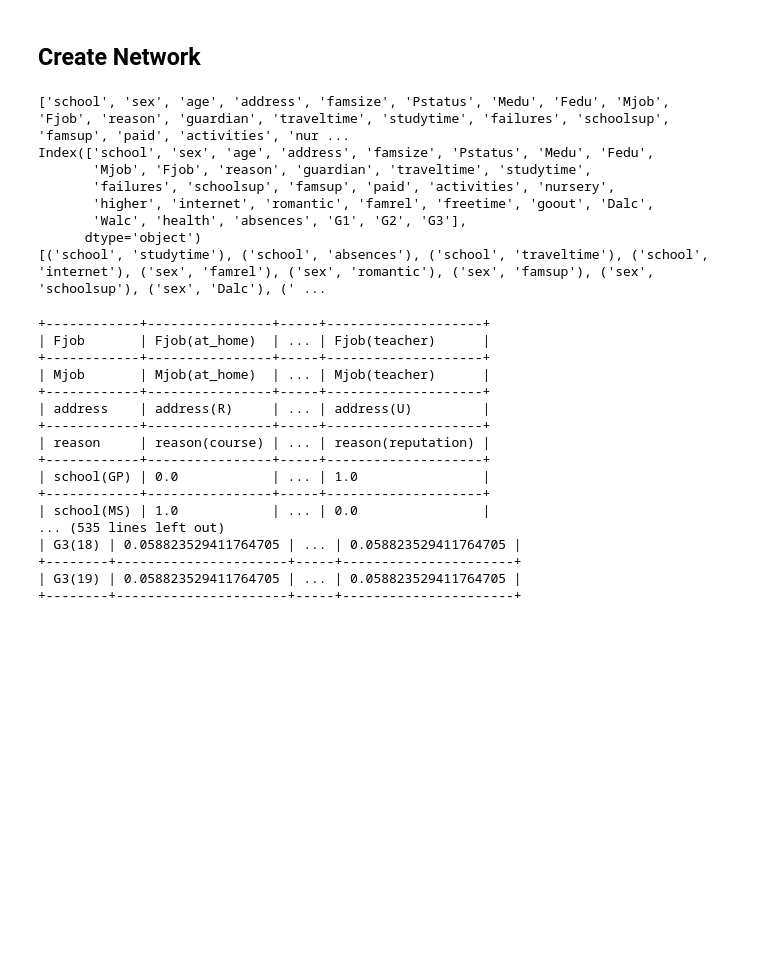
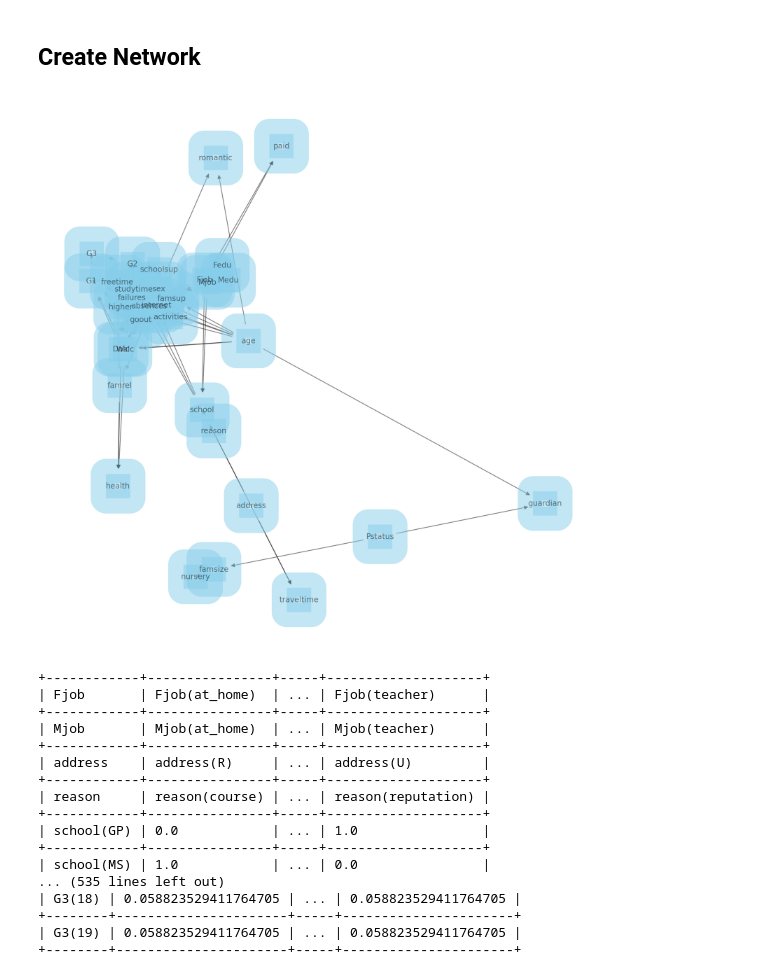
Before and after one commit to Super-T02/ki-bayesian-networks, a Jupyter notebook: proto/play_around.ipynb, the cells around one changed output. Cells and saved outputs as stored; diff of their text form; code cells hidden in the pictures; blank space fills up the shorter version.

```diff
--- a/proto/play_around.ipynb
+++ b/proto/play_around.ipynb
@@ -266,43 +267,37 @@ network.add_edge('schoolsup', 'studytime')
 network.add_edge('internet', 'G1')
 network.add_edge('internet', 'G2')
 
 network.add_edge('absences', 'studytime')
 network.add_edge('absences', 'failures')
 network.add_edge('absences', 'G1')
 network.add_edge('absences', 'G2')
 
 network.add_edge('goout', 'freetime')
 
 
 network.add_edge('freetime', 'G1')
 network.add_edge('freetime', 'G2')
 network.add_edge('freetime', 'failures')
 
 network.add_edge('failures', 'G1')
 network.add_edge('failures', 'G2')
 
 network.add_edge('studytime', 'failures')
 network.add_edge('studytime', 'G1')
 network.add_edge('studytime', 'G2')
 
 network.add_edge('G1', 'G3')
 network.add_edge('G2', 'G3')
 
+# Draw network
+nx_graph = nx.DiGraph(network.edges())
+plt.figure(figsize=(10, 10))
+nx.draw(nx_graph, with_labels=True, node_size=1000, node_color="skyblue", node_shape="s", alpha=0.5, linewidths=40, font_size=10)
+plt.show()
 
-
-print(network.nodes)
-print(model_data.columns)
-print(network.edges)
 
 # Fit data
 network.fit(model_data)
 # %% [output]
-['school', 'sex', 'age', 'address', 'famsize', 'Pstatus', 'Medu', 'Fedu', 'Mjob', 'Fjob', 'reason', 'guardian', 'traveltime', 'studytime', 'failures', 'schoolsup', 'famsup', 'paid', 'activities', 'nur ...
-Index(['school', 'sex', 'age', 'address', 'famsize', 'Pstatus', 'Medu', 'Fedu',
-       'Mjob', 'Fjob', 'reason', 'guardian', 'traveltime', 'studytime',
-       'failures', 'schoolsup', 'famsup', 'paid', 'activities', 'nursery',
-       'higher', 'internet', 'romantic', 'famrel', 'freetime', 'goout', 'Dalc',
-       'Walc', 'health', 'absences', 'G1', 'G2', 'G3'],
-      dtype='object')
-[('school', 'studytime'), ('school', 'absences'), ('school', 'traveltime'), ('school', 'internet'), ('sex', 'famrel'), ('sex', 'romantic'), ('sex', 'famsup'), ('sex', 'schoolsup'), ('sex', 'Dalc'), (' ...
+[figure, added]
 # %%
```
Also changed, not shown: parts of 3 cells of this notebook, 6 other files.
